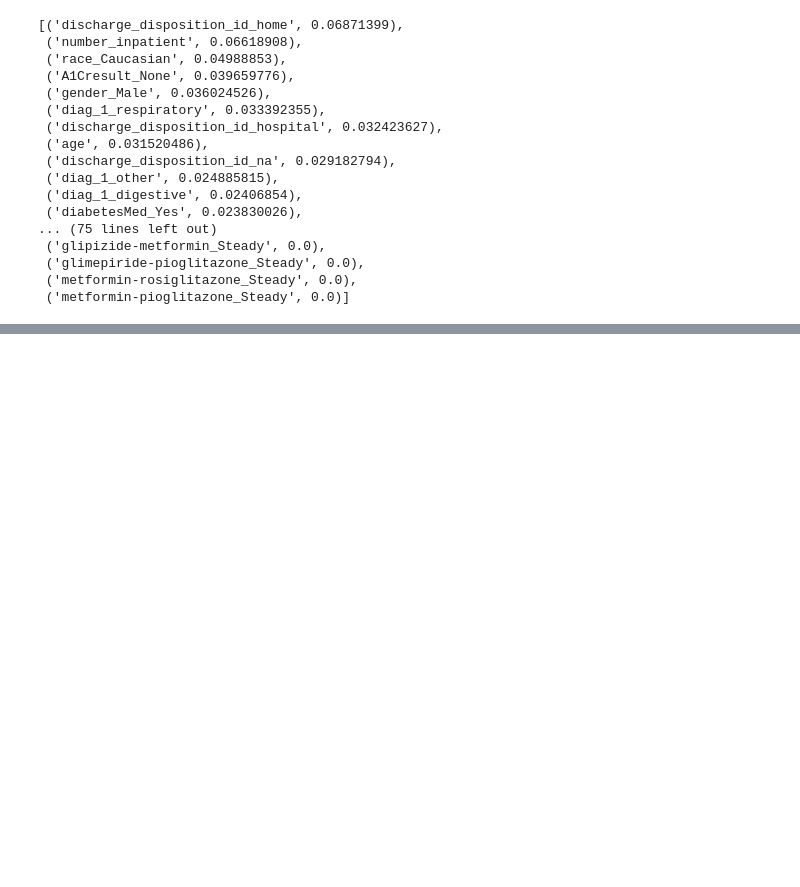
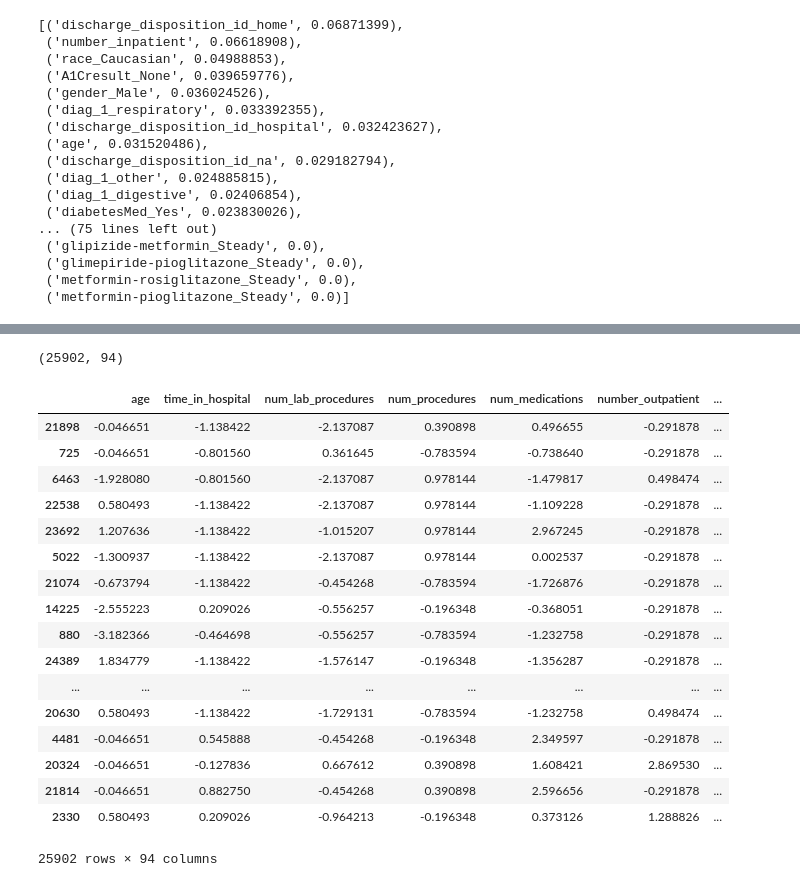
Before and after one commit to csongdechakraiwut/Capstone_Diabetes, a Jupyter notebook: Xing/modeling_xgb.ipynb, the cells around one changed output, grey strips where cells are left out. Saved outputs shown, nothing was run; the diff lists cells and outputs as text; code cells hidden in the pictures; blank space fills up the shorter version.

```diff
--- a/Xing/modeling_xgb.ipynb
+++ b/Xing/modeling_xgb.ipynb
@@ -282,0 +563,3 @@ sorted(zip(X_train.columns,xgbc1.feature_importances_), key= lambda t:t[1], reve
+# %%
+#fit X_train, y_train
+xgbc1.fit(X_train,y_train)
@@ -282,0 +584,17 @@ sorted(zip(X_train.columns,xgbc1.feature_importances_), key= lambda t:t[1], reve
+# %%
+thresh=0.5
+y_train_pred_proba = xgbc1.predict_proba(X_train)[:,1]
+y_valid_pred_proba = xgbc1.predict_proba(X_valid)[:,1]
+y_test_pred_proba = xgbc1.predict_proba(X_test)[:,1]
+
+y_train_pred = xgbc1.predict(X_train)
+y_valid_pred = xgbc1.predict(X_valid)
+y_test_pred = xgbc1.predict(X_test)
+
+print('Tuned XGBoost')
+print('Training:')
+print_report(y_train, y_train_pred, y_train_pred_proba)
+print('Validation:')
+print_report(y_valid, y_valid_pred, y_valid_pred_proba)
+print('Test:')
+print_report(y_test, y_test_pred, y_test_pred_proba)
@@ -282,0 +670,31 @@ sorted(zip(X_train.columns,xgbc1.feature_importances_), key= lambda t:t[1], reve
+# %%
+X_test['predicted_probaility'] = y_test_pred_proba
+# %%
+X_test['predicted_probaility'] = y_test_pred_proba
+X_test['actual_readmitted'] = y_test
+X_test['predicted_readmitted'] = y_test_pred
+# %%
+X_test.shape
+# %% [output]
+(25902, 94)
+# %%
+X_test.sort_values(by='predicted_probaility')
+# %% [output]
+|  | age | time_in_hospital | num_lab_procedures | num_procedures | num_medications | number_outpatient | ... |
+| 21898 | -0.046651 | -1.138422 | -2.137087 | 0.390898 | 0.496655 | -0.291878 | ... |
+| 725 | -0.046651 | -0.801560 | 0.361645 | -0.783594 | -0.738640 | -0.291878 | ... |
+| 6463 | -1.928080 | -0.801560 | -2.137087 | 0.978144 | -1.479817 | 0.498474 | ... |
+| 22538 | 0.580493 | -1.138422 | -2.137087 | 0.978144 | -1.109228 | -0.291878 | ... |
+| 23692 | 1.207636 | -1.138422 | -1.015207 | 0.978144 | 2.967245 | -0.291878 | ... |
+| 5022 | -1.300937 | -1.138422 | -2.137087 | 0.978144 | 0.002537 | -0.291878 | ... |
+| 21074 | -0.673794 | -1.138422 | -0.454268 | -0.783594 | -1.726876 | -0.291878 | ... |
+| 14225 | -2.555223 | 0.209026 | -0.556257 | -0.196348 | -0.368051 | -0.291878 | ... |
+| 880 | -3.182366 | -0.464698 | -0.556257 | -0.783594 | -1.232758 | -0.291878 | ... |
+| 24389 | 1.834779 | -1.138422 | -1.576147 | -0.196348 | -1.356287 | -0.291878 | ... |
+| ... | ... | ... | ... | ... | ... | ... | ... |
+| 20630 | 0.580493 | -1.138422 | -1.729131 | -0.783594 | -1.232758 | 0.498474 | ... |
+| 4481 | -0.046651 | 0.545888 | -0.454268 | -0.196348 | 2.349597 | -0.291878 | ... |
+| 20324 | -0.046651 | -0.127836 | 0.667612 | 0.390898 | 1.608421 | 2.869530 | ... |
+| 21814 | -0.046651 | 0.882750 | -0.454268 | 0.390898 | 2.596656 | -0.291878 | ... |
+| 2330 | 0.580493 | 0.209026 | -0.964213 | -0.196348 | 0.373126 | 1.288826 | ... |
+25902 rows × 94 columns
```
Also changed, not shown: parts of 44 cells of this notebook.
